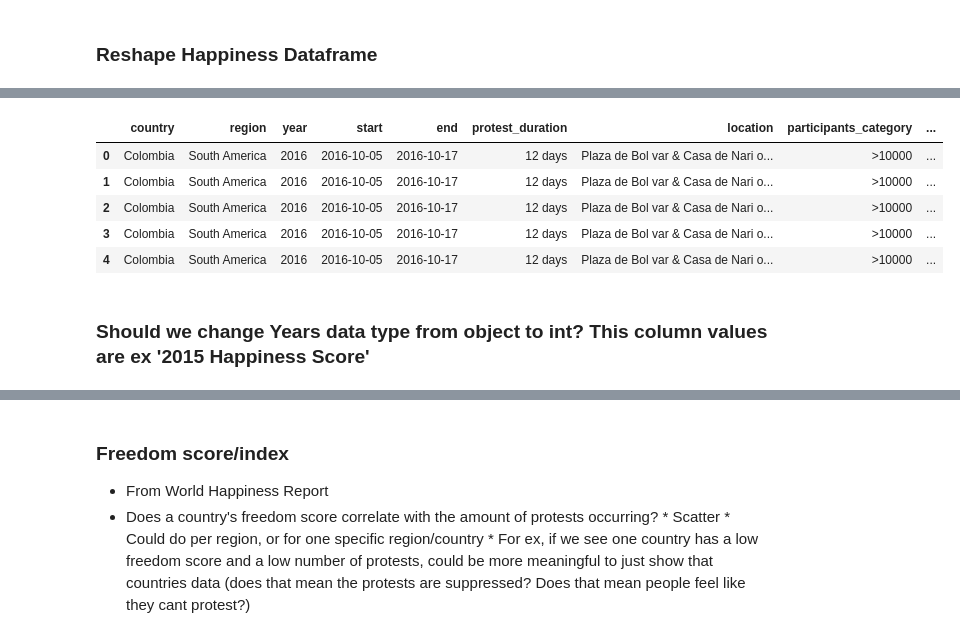
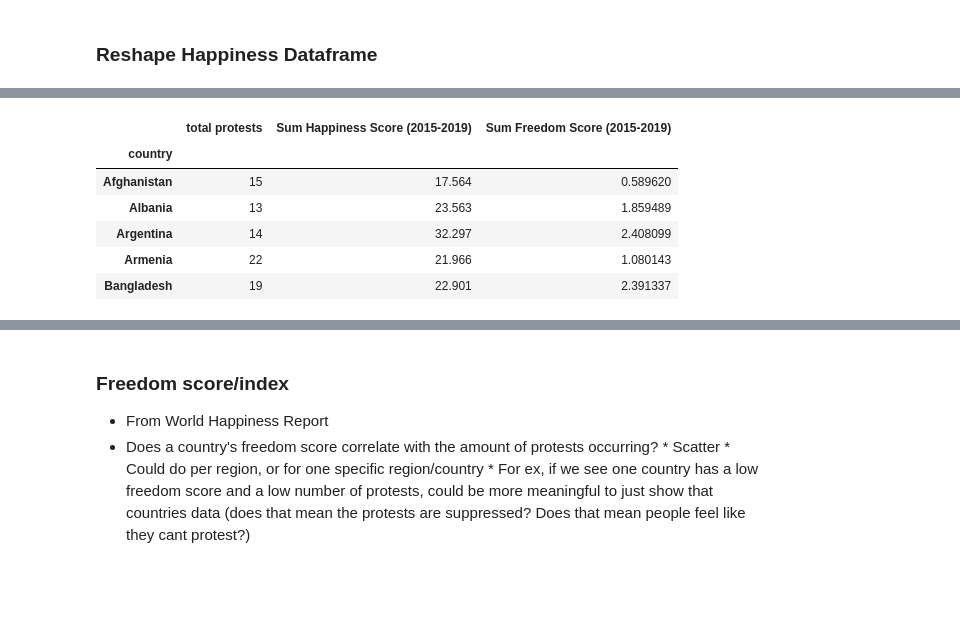
Before and after one commit to jeosqueri/Protest-Happiness-Analysis, a Jupyter notebook: Protest_For_Happiness_Project.ipynb, the cells around one changed output, grey strips where cells are left out. Drawn from its saved outputs; the diff is of its cells as text; code cells hidden in the pictures; blank space fills up the shorter version.

```diff
--- a/Protest_For_Happiness_Project.ipynb
+++ b/Protest_For_Happiness_Project.ipynb
@@ -293,13 +356,15 @@ Happiness_Data.head()
 | 4 | Canada | North America | 36.753 | 3.054771 | 5 | 7.427 | ... |
 5 rows × 47 columns
 # %%
+Happiness_Data.dropna(axis=0, how='any', inplace=True)
+
 regions = Happiness_Data['region'].value_counts()
 
 regions.plot(kind='bar',figsize=(10,8))
 plt.tight_layout()
 plt.xlabel("Regions")
-plt.ylabel("Happiness Count")
-plt.title("Happiness Count per Region from 2015-2019")
+plt.ylabel("Country Count")
+plt.title("Country Count per Region from 2015-2019")
 plt.show()
 
 # Save an image of our chart
@@ -407,0 +581,3 @@ germany_happiness.head()
+# %%
+grouped_protest = Protest_Data.groupby('country')['total protests'].count()
+grouped_protest
@@ -407,0 +604,3 @@ germany_happiness.head()
+# %%
+grouped_happiness = melt_happiness.groupby('country')['Sum Happiness Score (2015-2019)','Sum Freedom Score (2015-2019)' ].mean()
+grouped_happiness
@@ -408,21 +622,18 @@ germany_happiness.head()
 # %%
 #Countries and happiness score
-happiness_protest_df = pd.merge(Protest_Data, melt_happiness, on=['country','region'], how='left')
+happiness_protest_df = pd.merge(grouped_protest, grouped_happiness, on=['country'], how='left')
 
-col_name="region"
-sec_col = happiness_protest_df.pop(col_name)
-happiness_protest_df.insert(1, col_name, sec_col)
+happiness_protest_df = happiness_protest_df.fillna(0)
 
 happiness_protest_df.head()
 # %% [output]
-|  | country | region | year | start | end | protest_duration | location | participants_category | ... |
-| 0 | Colombia | South America | 2016 | 2016-10-05 | 2016-10-17 | 12 days | Plaza de Bol var & Casa de Nari o... | >10000 | ... |
-| 1 | Colombia | South America | 2016 | 2016-10-05 | 2016-10-17 | 12 days | Plaza de Bol var & Casa de Nari o... | >10000 | ... |
-| 2 | Colombia | South America | 2016 | 2016-10-05 | 2016-10-17 | 12 days | Plaza de Bol var & Casa de Nari o... | >10000 | ... |
-| 3 | Colombia | South America | 2016 | 2016-10-05 | 2016-10-17 | 12 days | Plaza de Bol var & Casa de Nari o... | >10000 | ... |
-| 4 | Colombia | South America | 2016 | 2016-10-05 | 2016-10-17 | 12 days | Plaza de Bol var & Casa de Nari o... | >10000 | ... |
+|  | total protests | Sum Happiness Score (2015-2019) | Sum Freedom Score (2015-2019) |
+| country |  |  |  |
+| Afghanistan | 15 | 17.564 | 0.589620 |
+| Albania | 13 | 23.563 | 1.859489 |
+| Argentina | 14 | 32.297 | 2.408099 |
+| Armenia | 22 | 21.966 | 1.080143 |
+| Bangladesh | 19 | 22.901 | 2.391337 |
-# %% [markdown]
-### Should we change Years data type from object to int? This column values are ex '2015 Happiness Score'
 # %%
 happiness_protest_df.info()
 # %% [output]
```
Also changed, not shown: parts of 34 cells of this notebook, 6 other files.
